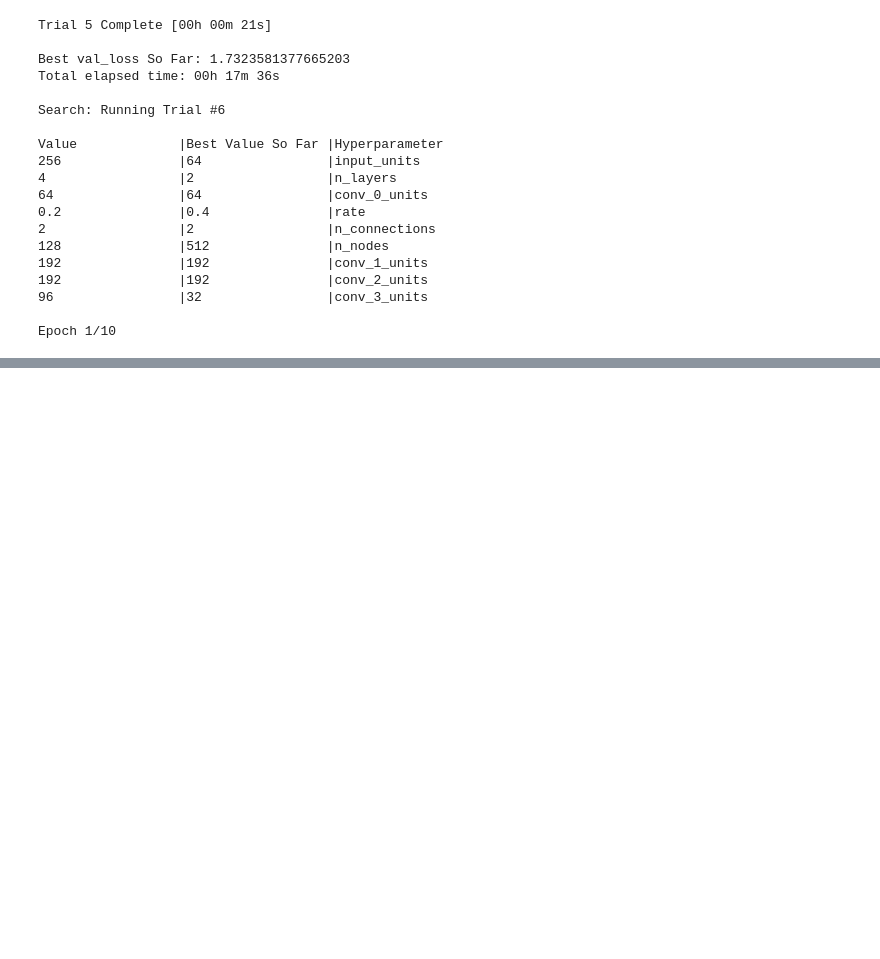
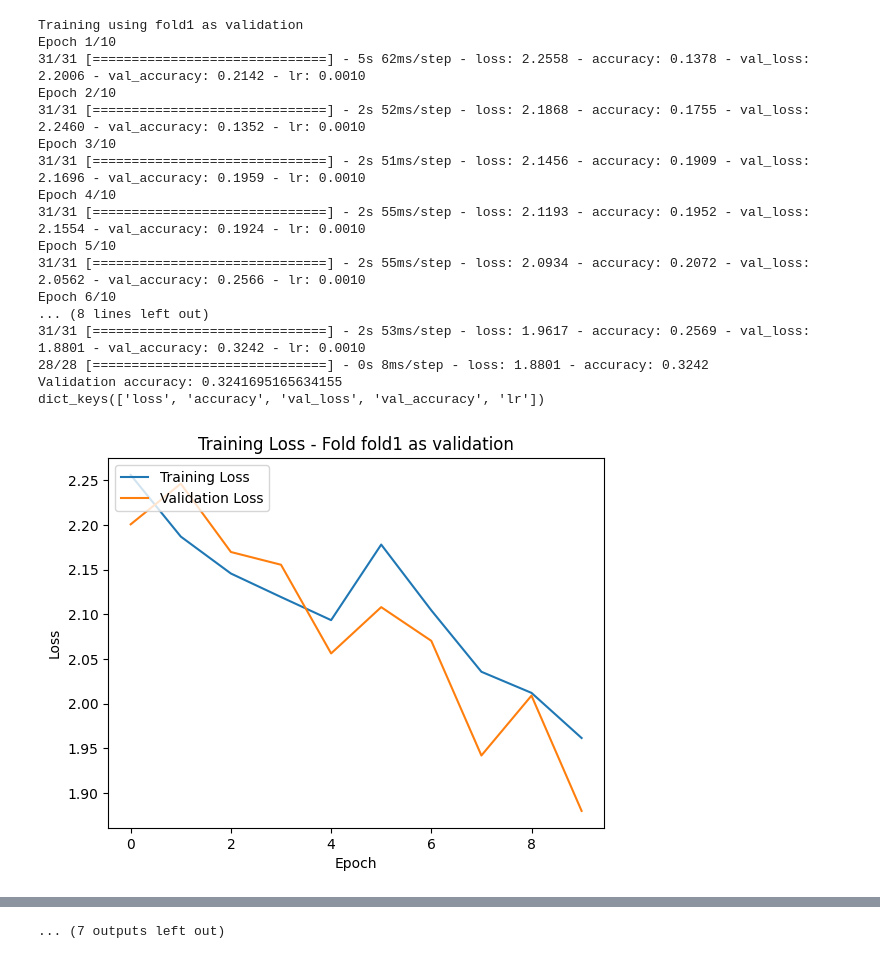
Before and after one commit to ML2-WS23-24-Porto/ML2SoundClassifier, a Jupyter notebook: ML_CNN_notebook.ipynb, the cells around one changed output, grey strips where cells are left out. Drawn from its saved outputs; the diff is of its cells as text; code cells hidden in the pictures; blank space fills up the shorter version.

```diff
--- a/ML_CNN_notebook.ipynb
+++ b/ML_CNN_notebook.ipynb
@@ -72,6 +79,7 @@ def conv_array(root_folder):
         class_folder_path = os.path.join(root_folder, f"fold{class_label}")
         image_data = []
         all_labels = []
+        shape = (36,33)
         if not os.path.exists(class_folder_path):
             continue  # Skip if the folder doesn't exist
         for filename in tqdm.tqdm(os.listdir(class_folder_path)):
@@ -82,11 +90,11 @@ def conv_array(root_folder):
                 row_num = metadata[metadata['slice_file_name'] == new_filename].index
                 if not row_num.empty:
                     image_array = np.array(image)
-                    if not image_array.shape == (40, 33):
+                    if not image_array.shape == shape:
                       continue
                     image_array = normalize(image_array)
                     #reshape_size = image_array.shape + (1,)
-                    image_array = image_array.reshape(40,33,1)
+                    image_array = image_array.reshape(36,33,1)
                     label = metadata.iloc[row_num]['labelID'].values[0]
                     all_labels.append(label)
                     image_data.append(image_array)
@@ -269,7 +287,7 @@ def model_k_cross(hyperparameters, data):
         EarlyStoppingCallback = tensorflow.keras.callbacks.EarlyStopping(monitor='val_loss', patience=early_stop)
 
         history = cmodel.fit(X_train, y_train, epochs=num_epoch, batch_size=batch_size,
-                   callbacks=[anne, EarlyStoppingCallback, PlotLearning()], validation_data=(X_val, y_val))
+                   callbacks=[anne, EarlyStoppingCallback], validation_data=(X_val, y_val))
 
         # Evaluation
         scores = cmodel.evaluate(X_val, y_val)
@@ -308,50 +326,49 @@ def model_k_cross(hyperparameters, data):
 
     for i in range(len(Ypred)):
         if np.argmax(Ypred[i]) == np.argmax(y_val[i]):
             accurate += 1
             accurateindex.append(i)
         else:
             wrongindex.append(i)
 
         total += 1
 
     print('Total-test-data;', total, '\taccurately-predicted-data:', accurate, '\t wrongly-predicted-data: ', total - accurate)
     print('Accuracy:', round(accurate/total*100, 3), '%')
 
 
 
 
 #creating custom hyperparameters to inspect model performance,inspired by the network we found on kaggle
 custom_hyperparameters = {
         'input_units': 224,
         'n_layers': 4,
         'conv_0_units': 64,
         'rate': 0.2,
         'n_connections': 3,
         'n_nodes': 1012,
         'conv_1_units': 128,
     }
 
-#model_k_cross(custom_hyperparameters, data)
+model_k_cross(custom_hyperparameters, data)
 #model_k_cross(best_hyperparameters_overall)
-tuner(num_epoch,batch_size)
+#tuner(num_epoch,batch_size)
 # %% [output]
-Trial 5 Complete [00h 00m 21s]
-
-Best val_loss So Far: 1.7323581377665203
-Total elapsed time: 00h 17m 36s
-
-Search: Running Trial #6
-
-Value             |Best Value So Far |Hyperparameter
-256               |64                |input_units
-4                 |2                 |n_layers
-64                |64                |conv_0_units
-0.2               |0.4               |rate
-2                 |2                 |n_connections
-128               |512               |n_nodes
-192               |192               |conv_1_units
-192               |192               |conv_2_units
-96                |32                |conv_3_units
-
+Training using fold1 as validation
 Epoch 1/10
+31/31 [==============================] - 5s 62ms/step - loss: 2.2558 - accuracy: 0.1378 - val_loss: 2.2006 - val_accuracy: 0.2142 - lr: 0.0010
+Epoch 2/10
+31/31 [==============================] - 2s 52ms/step - loss: 2.1868 - accuracy: 0.1755 - val_loss: 2.2460 - val_accuracy: 0.1352 - lr: 0.0010
+Epoch 3/10
+31/31 [==============================] - 2s 51ms/step - loss: 2.1456 - accuracy: 0.1909 - val_loss: 2.1696 - val_accuracy: 0.1959 - lr: 0.0010
+Epoch 4/10
+31/31 [==============================] - 2s 55ms/step - loss: 2.1193 - accuracy: 0.1952 - val_loss: 2.1554 - val_accuracy: 0.1924 - lr: 0.0010
+Epoch 5/10
+31/31 [==============================] - 2s 55ms/step - loss: 2.0934 - accuracy: 0.2072 - val_loss: 2.0562 - val_accuracy: 0.2566 - lr: 0.0010
+Epoch 6/10
+... (8 lines left out)
+31/31 [==============================] - 2s 53ms/step - loss: 1.9617 - accuracy: 0.2569 - val_loss: 1.8801 - val_accuracy: 0.3242 - lr: 0.0010
+28/28 [==============================] - 0s 8ms/step - loss: 1.8801 - accuracy: 0.3242
+Validation accuracy: 0.3241695165634155
+dict_keys(['loss', 'accuracy', 'val_loss', 'val_accuracy', 'lr'])
+[figure, added]
@@ -375,0 +465 @@ RuntimeError: ignored
+... (7 outputs left out)
```
Also changed, not shown: parts of 6 cells of this notebook.
